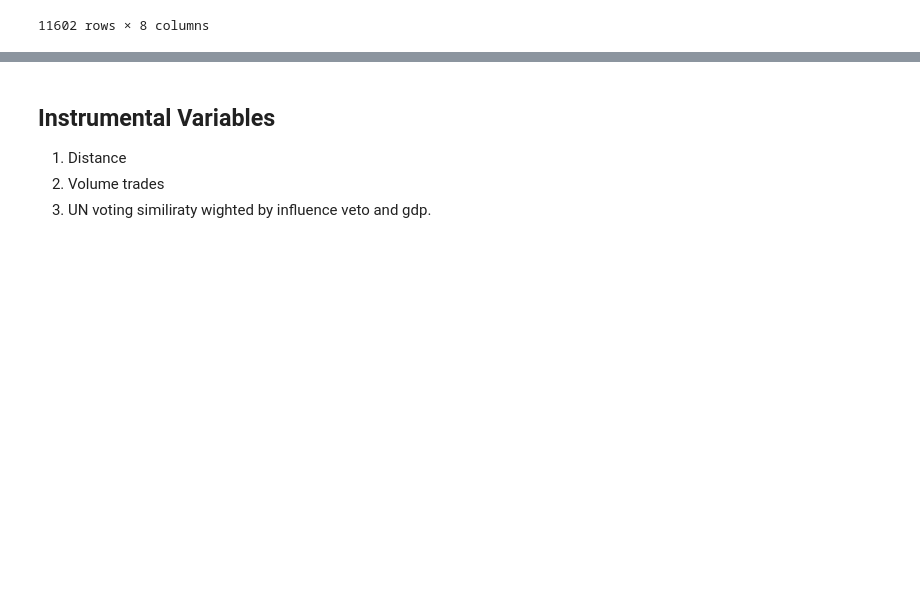
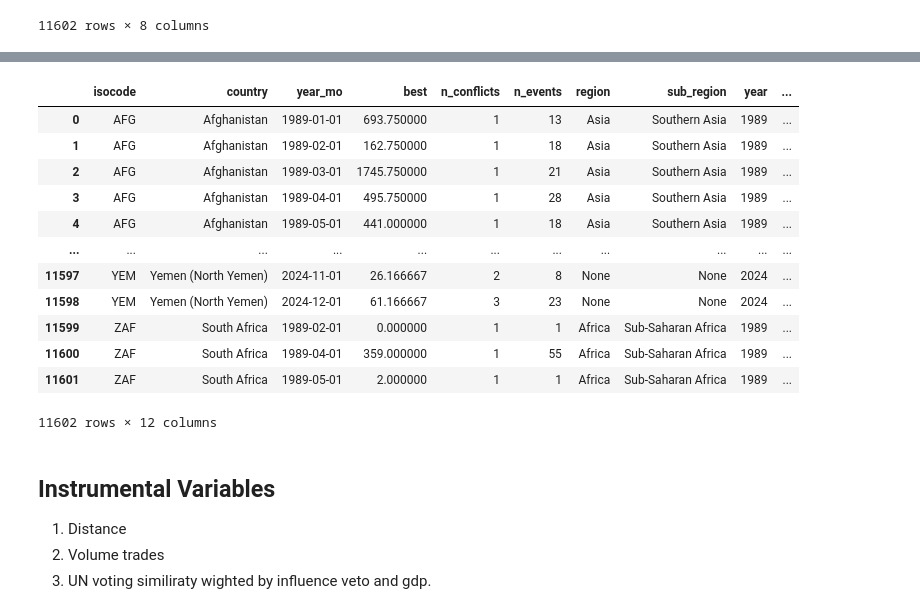
Before and after one commit to luciasauer/agreements_violence, a Jupyter notebook: src/1_data_generation/country_panel.ipynb, the cells around one changed output, grey strips where cells are left out. Drawn from its saved outputs; the diff is of its cells as text; code cells hidden in the pictures; blank space fills up the shorter version.

```diff
--- a/src/1_data_generation/country_panel.ipynb
+++ b/src/1_data_generation/country_panel.ipynb
@@ -103,3 +188,22 @@ df_country_month
+# %%
+df_country_month["year"] = df_country_month["year_mo"].dt.year
+#merge df_country_month with gdp_pop
+df_country_month = df_country_month.merge(gdp_pop.drop(columns="country"), on=["isocode", "year"], how="left")
+df_country_month
+# %% [output]
+|  | isocode | country | year_mo | best | n_conflicts | n_events | region | sub_region | year | ... |
+| 0 | AFG | Afghanistan | 1989-01-01 | 693.750000 | 1 | 13 | Asia | Southern Asia | 1989 | ... |
+| 1 | AFG | Afghanistan | 1989-02-01 | 162.750000 | 1 | 18 | Asia | Southern Asia | 1989 | ... |
+| 2 | AFG | Afghanistan | 1989-03-01 | 1745.750000 | 1 | 21 | Asia | Southern Asia | 1989 | ... |
+| 3 | AFG | Afghanistan | 1989-04-01 | 495.750000 | 1 | 28 | Asia | Southern Asia | 1989 | ... |
+| 4 | AFG | Afghanistan | 1989-05-01 | 441.000000 | 1 | 18 | Asia | Southern Asia | 1989 | ... |
+| ... | ... | ... | ... | ... | ... | ... | ... | ... | ... | ... |
+| 11597 | YEM | Yemen (North Yemen) | 2024-11-01 | 26.166667 | 2 | 8 | None | None | 2024 | ... |
+| 11598 | YEM | Yemen (North Yemen) | 2024-12-01 | 61.166667 | 3 | 23 | None | None | 2024 | ... |
+| 11599 | ZAF | South Africa | 1989-02-01 | 0.000000 | 1 | 1 | Africa | Sub-Saharan Africa | 1989 | ... |
+| 11600 | ZAF | South Africa | 1989-04-01 | 359.000000 | 1 | 55 | Africa | Sub-Saharan Africa | 1989 | ... |
+| 11601 | ZAF | South Africa | 1989-05-01 | 2.000000 | 1 | 1 | Africa | Sub-Saharan Africa | 1989 | ... |
+11602 rows × 12 columns
 # %% [markdown]
 ## **Instrumental Variables**
 
```
Also changed, not shown: parts of 7 cells of this notebook, 4 other files.
